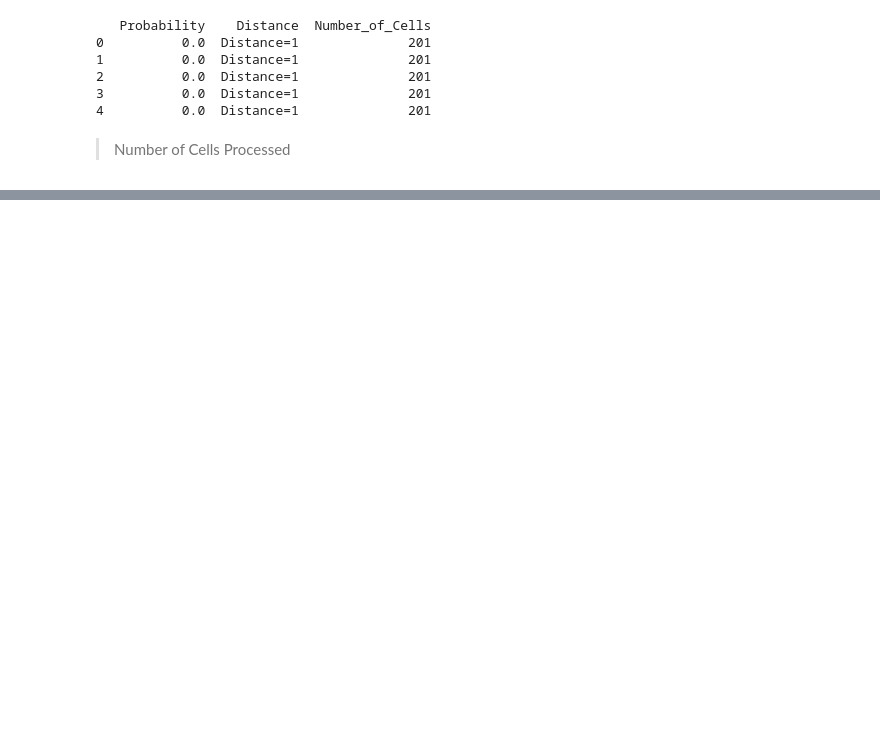
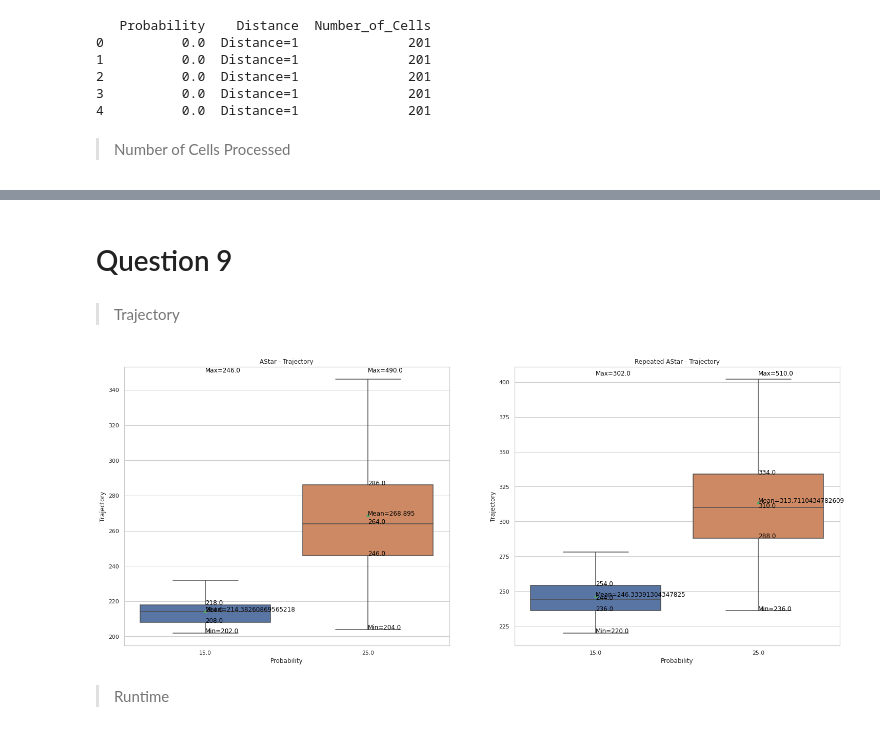
Before and after one commit to yuju1998/A-Search-520, a Jupyter notebook: Data/Plots-and-Analysis/Voyage_to_the_Unknown.ipynb, the cells around one changed output, grey strips where cells are left out. Cells and saved outputs as stored; diff of their text form; code cells hidden in the pictures; blank space fills up the shorter version.

```diff
--- a/Data/Plots-and-Analysis/Voyage_to_the_Unknown.ipynb
+++ b/Data/Plots-and-Analysis/Voyage_to_the_Unknown.ipynb
@@ -279,0 +268,2 @@ q8_cells_line = sns.lineplot(x=q8_cells['Probability'], y=q8_cells['Number_of_Ce
+# %% [markdown]
+# Question 9
@@ -279,0 +297,55 @@ q8_cells_line = sns.lineplot(x=q8_cells['Probability'], y=q8_cells['Number_of_Ce
+# %% [markdown]
+
+
+> Trajectory
+# %%
+q9_m_trty = pd.concat([
+            pd.concat([q9_m_ls[0]['Probability'], q9_m_ls[0]['Trajectory']], axis=1),
+            pd.concat([q9_m_ls[1]['Probability'], q9_m_ls[1]['Trajectory']], axis=1)
+            ], axis=0)
+#print(q9_m_trty.head())
+# %%
+q9_r_trty = pd.concat([
+            pd.concat([q9_r_ls[0]['Probability'], q9_r_ls[0]['Trajectory']], axis=1),
+            pd.concat([q9_r_ls[1]['Probability'], q9_r_ls[1]['Trajectory']], axis=1)
+            ], axis=0)
+#print(q9_r_trty.head())
+# %%
+plt.figure(figsize = (25, 10))
+
+plt.subplot(1, 2, 1)
+plt.title("AStar - Trajectory")
+q9_m_trty_box = sns.boxplot(x=q9_m_trty['Probability'], y=q9_m_trty['Trajectory'], showfliers=False, showmeans=True)
+q9_m_trty_mean = q9_m_trty.groupby(['Probability'])['Trajectory'].mean()
+q9_m_trty_summary = q9_m_trty.groupby(['Probability'])['Trajectory'].quantile([0,0.25,0.5,0.75,1])
+#print(q9_m_trty_mean, q9_m_trty_summary)
+prob = [15.0, 25.0]
+for xtick in q9_m_trty_box.get_xticks():
+  p = prob[xtick]
+  q9_m_trty_box.text(xtick, q9_m_trty_summary[p][0], 'Min='+str(q9_m_trty_summary[p][0]), size='large', color='black')
+  q9_m_trty_box.text(xtick, q9_m_trty_summary[p][0.25], str(q9_m_trty_summary[p][0.25]), size='large', color='black')
+  q9_m_trty_box.text(xtick, q9_m_trty_summary[p][0.5], str(q9_m_trty_summary[p][0.5]), size='large', color='black')
+  q9_m_trty_box.text(xtick, q9_m_trty_summary[p][0.75], str(q9_m_trty_summary[p][0.75]), size='large', color='black')
+  q9_m_trty_box.text(xtick, 350, 'Max='+str(q9_m_trty_summary[p][1]), size='large', color='black')
+  q9_m_trty_box.text(xtick, q9_m_trty_mean[p], 'Mean='+str(q9_m_trty_mean[p]), size='large', color='black')
+
+plt.subplot(1, 2, 2)
+plt.title("Repeated AStar - Trajectory")
+q9_r_trty_box = sns.boxplot(x=q9_r_trty['Probability'], y=q9_r_trty['Trajectory'], showfliers=False, showmeans=True)
+q9_r_trty_mean = q9_r_trty.groupby(['Probability'])['Trajectory'].mean()
+q9_r_trty_summary = q9_r_trty.groupby(['Probability'])['Trajectory'].quantile([0,0.25,0.5,0.75,1])
+#print(q9_r_trty_mean, q9_r_trty_summary)
+for xtick in q9_r_trty_box.get_xticks():
+  p = prob[xtick]
+  q9_r_trty_box.text(xtick, q9_r_trty_summary[p][0], 'Min='+str(q9_r_trty_summary[p][0]), size='large', color='black')
+  q9_r_trty_box.text(xtick, q9_r_trty_summary[p][0.25], str(q9_r_trty_summary[p][0.25]), size='large', color='black')
+  q9_r_trty_box.text(xtick, q9_r_trty_summary[p][0.5], str(q9_r_trty_summary[p][0.5]), size='large', color='black')
+  q9_r_trty_box.text(xtick, q9_r_trty_summary[p][0.75], str(q9_r_trty_summary[p][0.75]), size='large', color='black')
+  q9_r_trty_box.text(xtick, 405, 'Max='+str(q9_r_trty_summary[p][1]), size='large', color='black')
+  q9_r_trty_box.text(xtick, q9_r_trty_mean[p], 'Mean='+str(q9_r_trty_mean[p]), size='large', color='black')
+# %% [output]
+[figure, added]
+# %% [markdown]
+
+
+> Runtime
```
Also changed, not shown: parts of 31 cells of this notebook.
